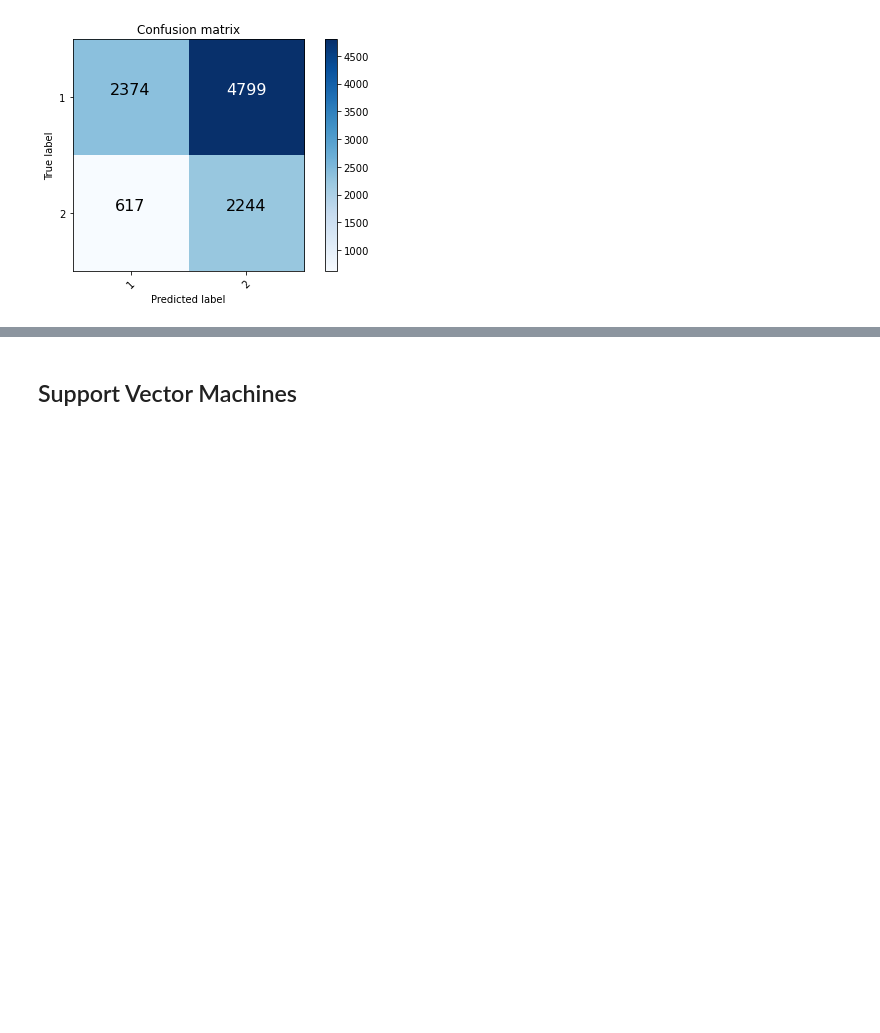
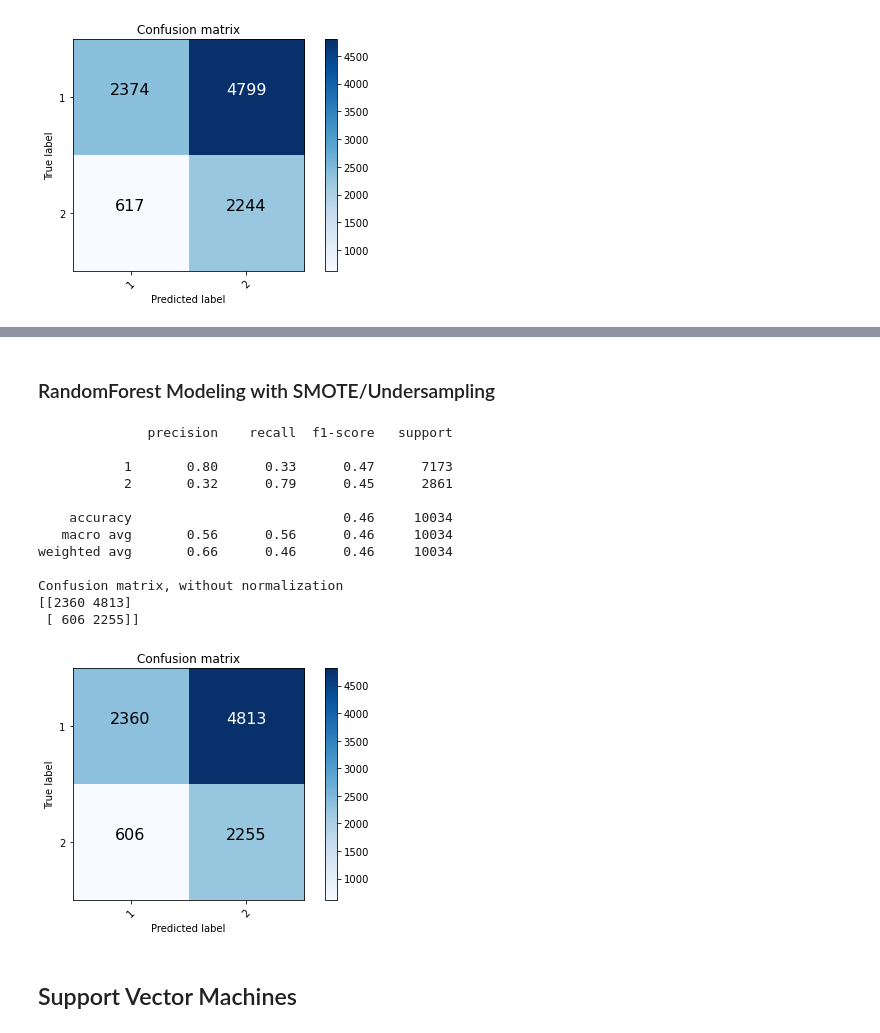
Before and after one commit to fabelperez/DataScienceCapstoneRepo, a Jupyter notebook: applieddscapstone.ipynb, the cells around one changed output, grey strips where cells are left out. Saved outputs shown, nothing was run; the diff lists cells and outputs as text; code cells hidden in the pictures; blank space fills up the shorter version.

```diff
--- a/applieddscapstone.ipynb
+++ b/applieddscapstone.ipynb
@@ -699,3 +750,28 @@ Confusion matrix, without normalization
+# %% [markdown]
+### RandomForest Modeling with SMOTE/Undersampling
+# %%
+rfcSU = RandomForestClassifier(n_estimators=75)
+rfcSU.fit(X_smoteUnder, y_smoteUnder)
+yhat_rfcSU = rfcSU.predict(X_test)
+print(classification_report(y_test, yhat_rfcSU))
+
+rfc_matSU = confusion_matrix(y_test, yhat_rfcSU, labels=[1,2])
+plt.figure()
+plot_confusion_matrix(rfc_matSU, classes=[1,2], normalize=False, title='Confusion matrix')
+# %% [output]
+              precision    recall  f1-score   support
+
+           1       0.80      0.33      0.47      7173
+           2       0.32      0.79      0.45      2861
+
+    accuracy                           0.46     10034
+   macro avg       0.56      0.56      0.46     10034
+weighted avg       0.66      0.46      0.46     10034
+
+Confusion matrix, without normalization
+[[2360 4813]
+ [ 606 2255]]
+[figure, added]
 # %% [markdown]
 ## Support Vector Machines
 # %%
```
Also changed, not shown: parts of 10 cells of this notebook.
